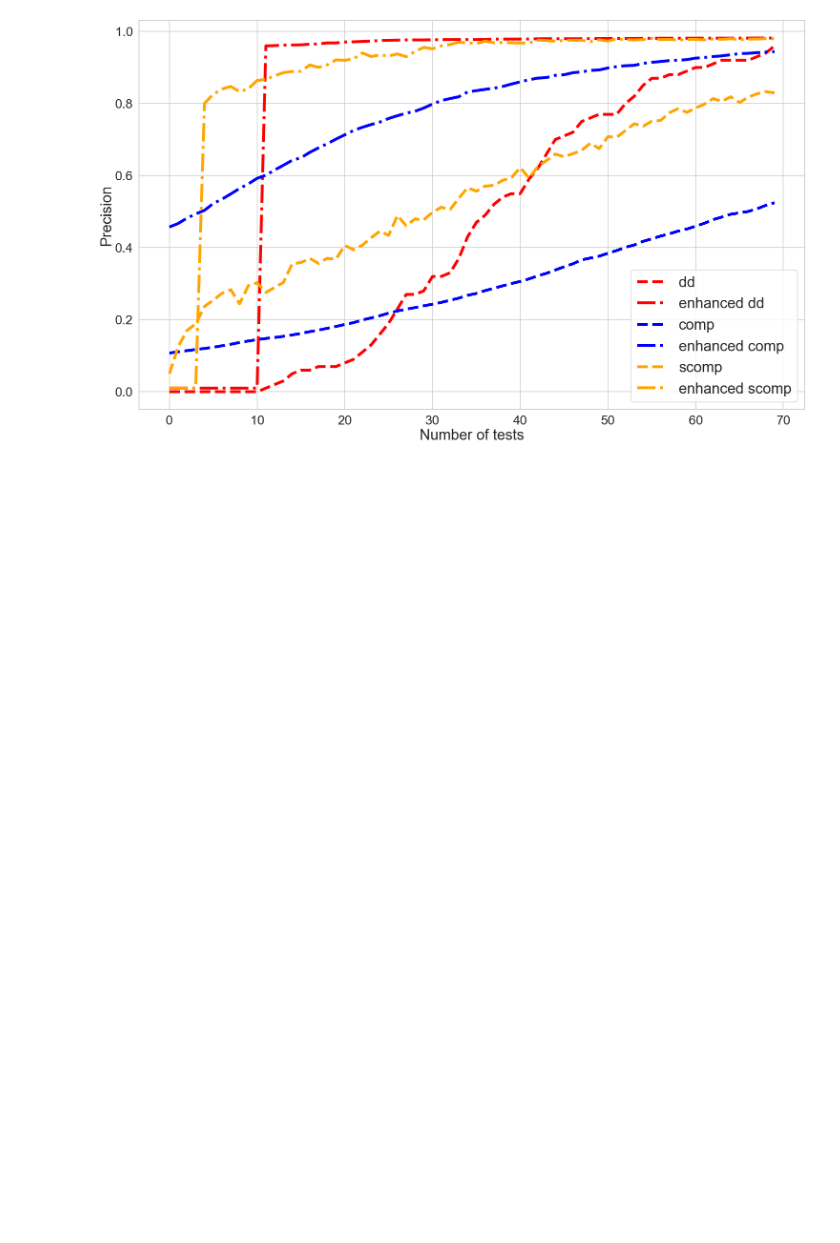
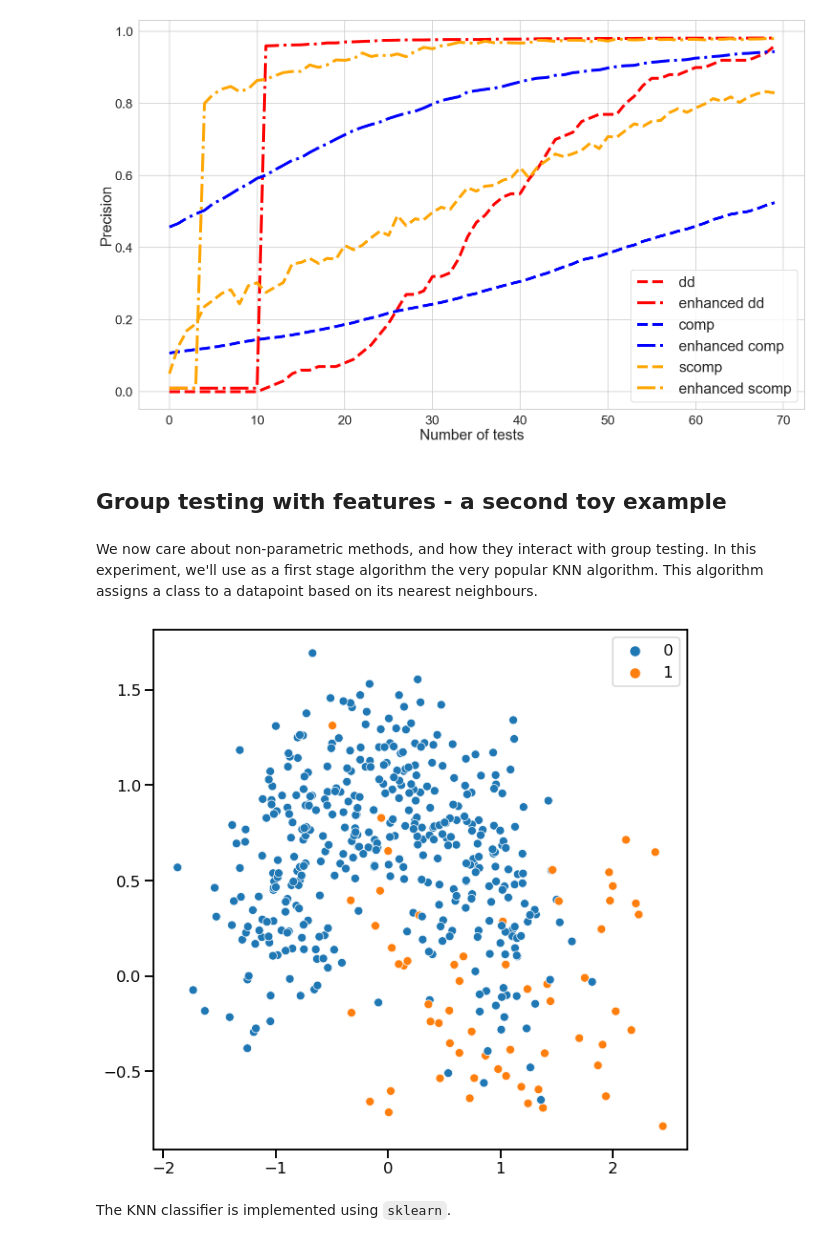
Before and after one commit to LinusBleistein/Group-testing-with-knowledge, a Jupyter notebook: Tests.ipynb, the cells around one changed output. Drawn from its saved outputs; the diff is of its cells as text; code cells hidden in the pictures; blank space fills up the shorter version.

Commit message:
started working on the second toy example

```diff
--- a/Tests.ipynb
+++ b/Tests.ipynb
@@ -265,6 +265,9 @@ from sklearn.model_selection import train_test_split
 from sklearn.linear_model import LogisticRegression
 from sklearn import preprocessing
 from sklearn.datasets import make_blobs
+
+sns.set_context('talk')
+sns.set_style('white')
 
 X, y = make_blobs(n_samples=[500,50], n_features=2,
                   random_state=0, centers=np.array([[0,0],[1,-1]]))
@@ -275,6 +278,7 @@ sns.scatterplot(X[:,0],X[:,1],hue=y,alpha=0.5)
 plt.plot(0,0,marker='*',markersize=25,c='blue',linestyle='',label='Center 0')
 plt.plot(1,-1,marker='*',markersize=25,c='orange',linestyle='',label='Center 1')
 plt.legend()
+#plt.savefig('toy1data.pdf')
 plt.show()
 # %% [output]
 [figure]
@@ -651,3 +655,23 @@ ax.tick_params(axis='both', labelsize=27)
 plt.show()
 # %% [output]
 [figure]
+# %% [markdown]
+## Group testing with features - a second toy example
+# %% [markdown]
+We now care about non-parametric methods, and how they interact with group testing. In this experiment, we'll use as a first stage algorithm the very popular KNN algorithm. This algorithm assigns a class to a datapoint based on its nearest neighbours.
+# %%
+from sklearn import datasets
+
+
+sns.set_context('talk')
+x_moons,y_moons = datasets.make_moons(n_samples=(400,60), noise=.33)
+
+
+f,ax=plt.subplots(figsize=(10,10))
+sns.scatterplot(x_moons[:,0],x_moons[:,1],hue=y_moons)
+ax.legend()
+plt.show()
+# %% [output]
+[figure, added]
+# %% [markdown]
+The KNN classifier is implemented using `sklearn`.
```
Also changed, not shown: parts of 5 cells of this notebook, 1 other file.
